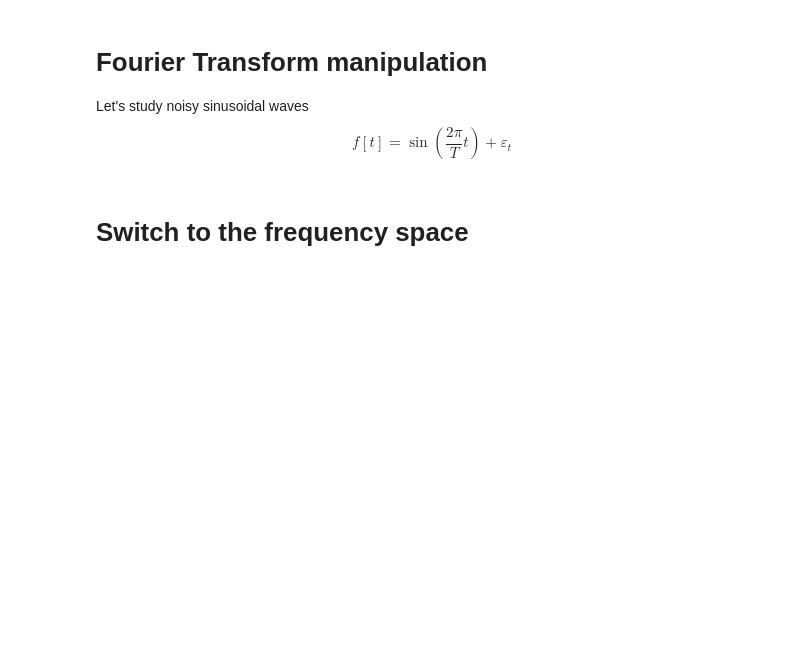
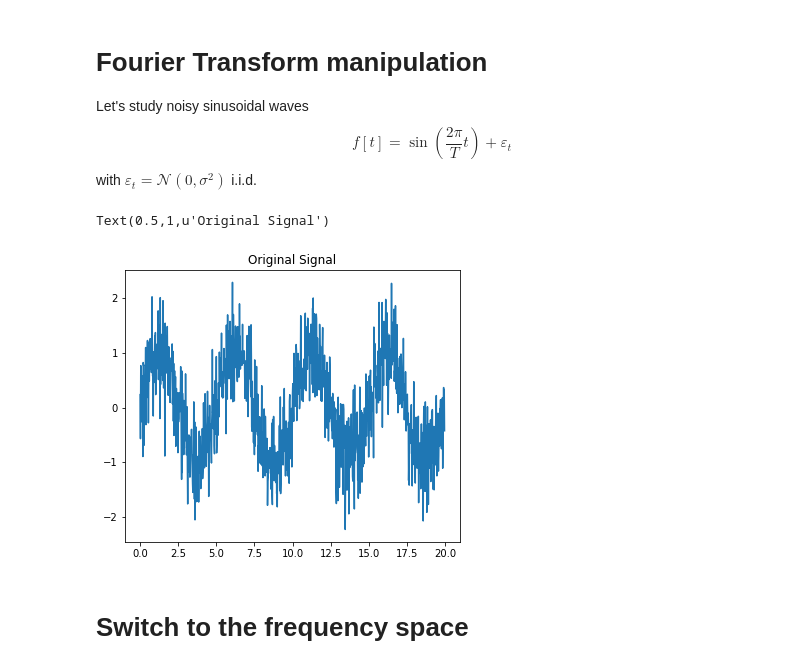
Before and after one commit to matteofrigo/verona18, a Jupyter notebook: fourier/00_ft_basics.ipynb, the cells around one changed output. Drawn from its saved outputs; the diff is of its cells as text; code cells hidden in the pictures; blank space fills up the shorter version.

```diff
--- a/fourier/00_ft_basics.ipynb
+++ b/fourier/00_ft_basics.ipynb
@@ -11,20 +11,24 @@ Let's study noisy sinusoidal waves
 \nonumber
 f[t] =  \sin\left(\frac{2\pi}{T}t\right) + \varepsilon_t
 \end{equation}
+with $\varepsilon_t = \mathcal{N}(0,\sigma^2)$ i.i.d.
 # %%
 np.random.seed(1234)
 
 time_step = 0.02
 period = 5.
 
 time_vec = np.arange(0, 20, time_step)
 sig = np.sin(2 * np.pi / period * time_vec) + 0.5 * np.random.randn(time_vec.size)
-sig = (np.sin(2 * np.pi / period * time_vec) + np.sin(2 * np.pi / (0.1*period) * time_vec) +
-    0.5 * np.random.randn(time_vec.size) )
+# sig = np.sin(2 * np.pi / period * time_vec) + np.sin(2 * np.pi / (0.1*period) * time_vec) + \
+#         0.5 * np.random.randn(time_vec.size)
 
 plt.figure(figsize=(6, 5))
 plt.plot(time_vec, sig, label='Original signal')
 plt.title('Original Signal')
+# %% [output]
+Text(0.5,1,u'Original Signal')
+[figure, added]
 # %% [markdown]
 Switch to the frequency space
 ===
```
Also changed, not shown: parts of 4 cells of this notebook.
